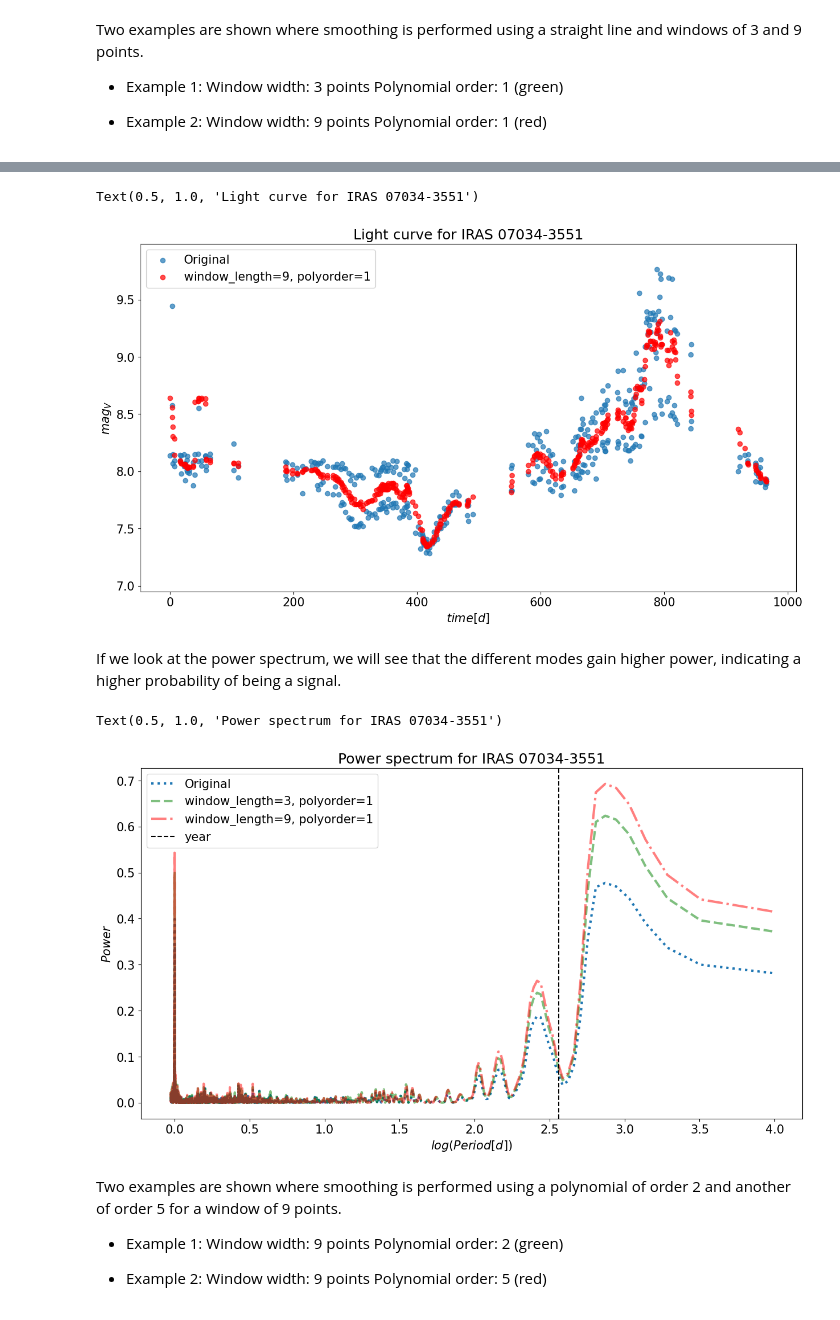
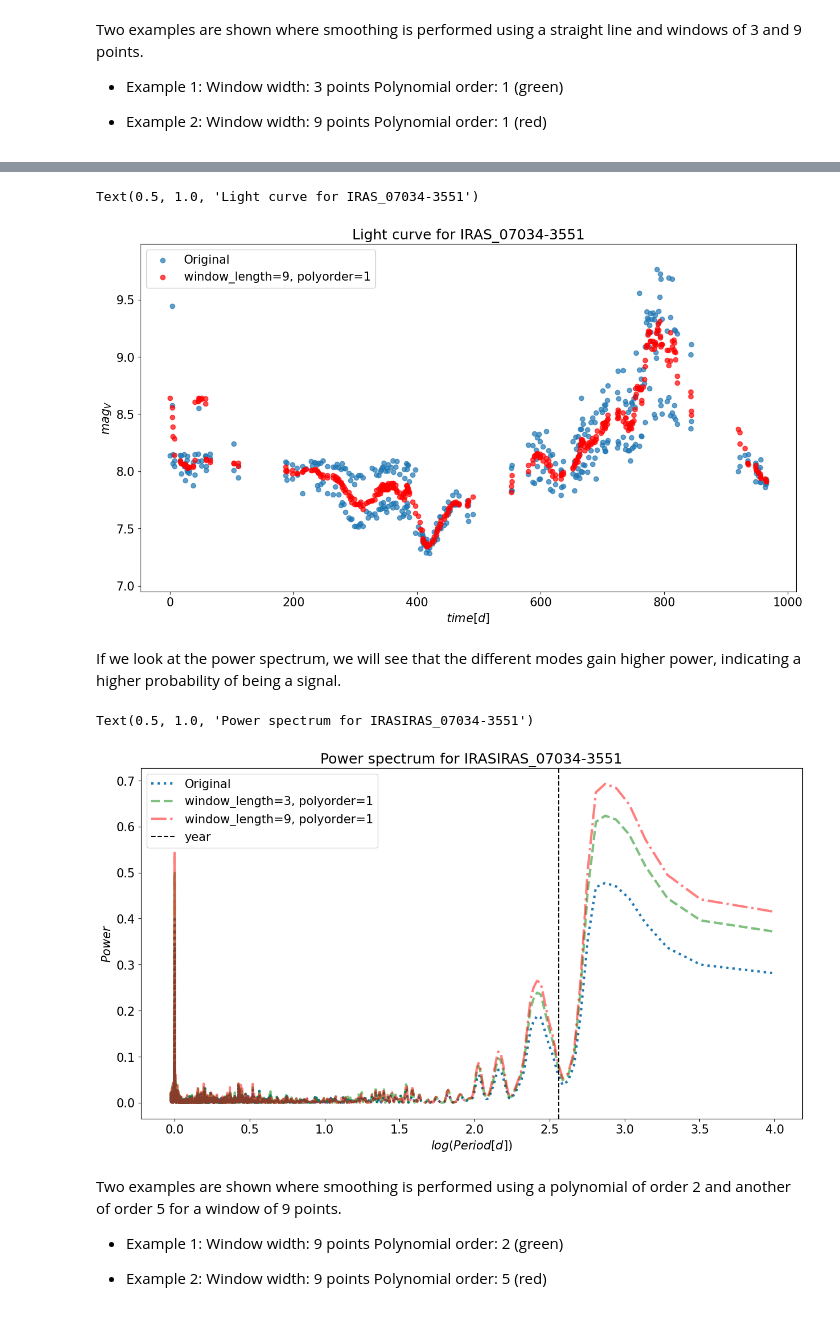
Before and after one commit to dawg-at-irya/Analysis_of_a_light_curve, a Jupyter notebook: Analysis_of_a_light_curve.ipynb, the cells around one changed output, grey strips where cells are left out. Saved outputs shown, nothing was run; the diff lists cells and outputs as text; code cells hidden in the pictures.

```diff
--- a/Analysis_of_a_light_curve.ipynb
+++ b/Analysis_of_a_light_curve.ipynb
@@ -11,12 +11,10 @@ from astropy.timeseries import TimeSeries
 from astropy.timeseries import LombScargle
 from scipy import signal
 # %%
-#data=Table.read('/content/IRAS_05052-8420.csv')
-#data=Table.read('/content/IRAS_05150-4056.csv')
-#data=Table.read('/content/IRAS_07034-3551.csv')
+stars_list=['IRAS_05052-8420','IRAS_05150-4056','IRAS_05027-2158','IRAS_07034-3551']
+s=-1
 # The following version avoids requiring local copies of the input files
-data=Table.read('https://raw.githubusercontent.com/dawg-at-irya/Analysis_of_a_light_curve/main/IRAS_07034-3551.csv')
-#data=Table.read('/content/IRAS_05027-2158.csv')
+data=Table.read('https://raw.githubusercontent.com/dawg-at-irya/Analysis_of_a_light_curve/main/'+stars_list[s]+'.csv')
 data.sort('JD')
 # %% [markdown]
 # Constructing a periodogram with a smoothed light curve
@@ -100,9 +98,9 @@ plt.ylim(mag_median-4.5 * madm_median, mag_median+8 * madm_median)
 plt.ylabel(r"$mag_V$")
 plt.xlabel(r"$time [d]$")
 plt.legend()
-plt.title('Light curve for IRAS 07034-3551')
+plt.title('Light curve for '+ stars_list[s])
 # %% [output]
-Text(0.5, 1.0, 'Light curve for IRAS 07034-3551')
+Text(0.5, 1.0, 'Light curve for IRAS_07034-3551')
 [figure]
 # %% [markdown]
 
@@ -110,21 +108,21 @@ If we look at the power spectrum, we will see that the different modes gain high
 # %%
 ls_g = LombScargle(data['JD'],mag_smooth)
 freq_g_smo, power_g_smo = ls_g.autopower()
 ls_g = LombScargle(data['JD'],mag_smooth_2)
 freq_g_smo_2, power_g_smo_2 = ls_g.autopower()
 plt.rcParams.update({'font.size': 15})
 plt.figure(figsize=(15,8))
 plt.plot(np.log10(1/freq_g), power_g,linestyle=':',linewidth=3,label='Original')
 plt.plot(np.log10(1/freq_g_smo), power_g_smo,color='g',alpha=0.5,linestyle='--', linewidth=3,label='window_length=3, polyorder=1')
 plt.plot(np.log10(1/freq_g_smo_2), power_g_smo_2,color='red',alpha=0.5,linestyle='-.',linewidth=3,label='window_length=9, polyorder=1')
 plt.axvline(x=np.log10(365.25), color='k', linestyle='--',label='year')
 plt.legend()
 plt.ylabel(r"$Power$")
 plt.xlabel(r"$log(Period [d])$")
-plt.title('Power spectrum for IRAS 07034-3551')
+plt.title('Power spectrum for IRAS' + stars_list[s])
 # %% [output]
-Text(0.5, 1.0, 'Power spectrum for IRAS 07034-3551')
+Text(0.5, 1.0, 'Power spectrum for IRASIRAS_07034-3551')
-[figure, old version]
+[figure, new version]
 # %% [markdown]
 Two examples are shown where smoothing is performed using a polynomial of order 2 and another of order 5 for a window of 9 points.
 
```
Also changed, not shown: parts of 20 cells of this notebook.
